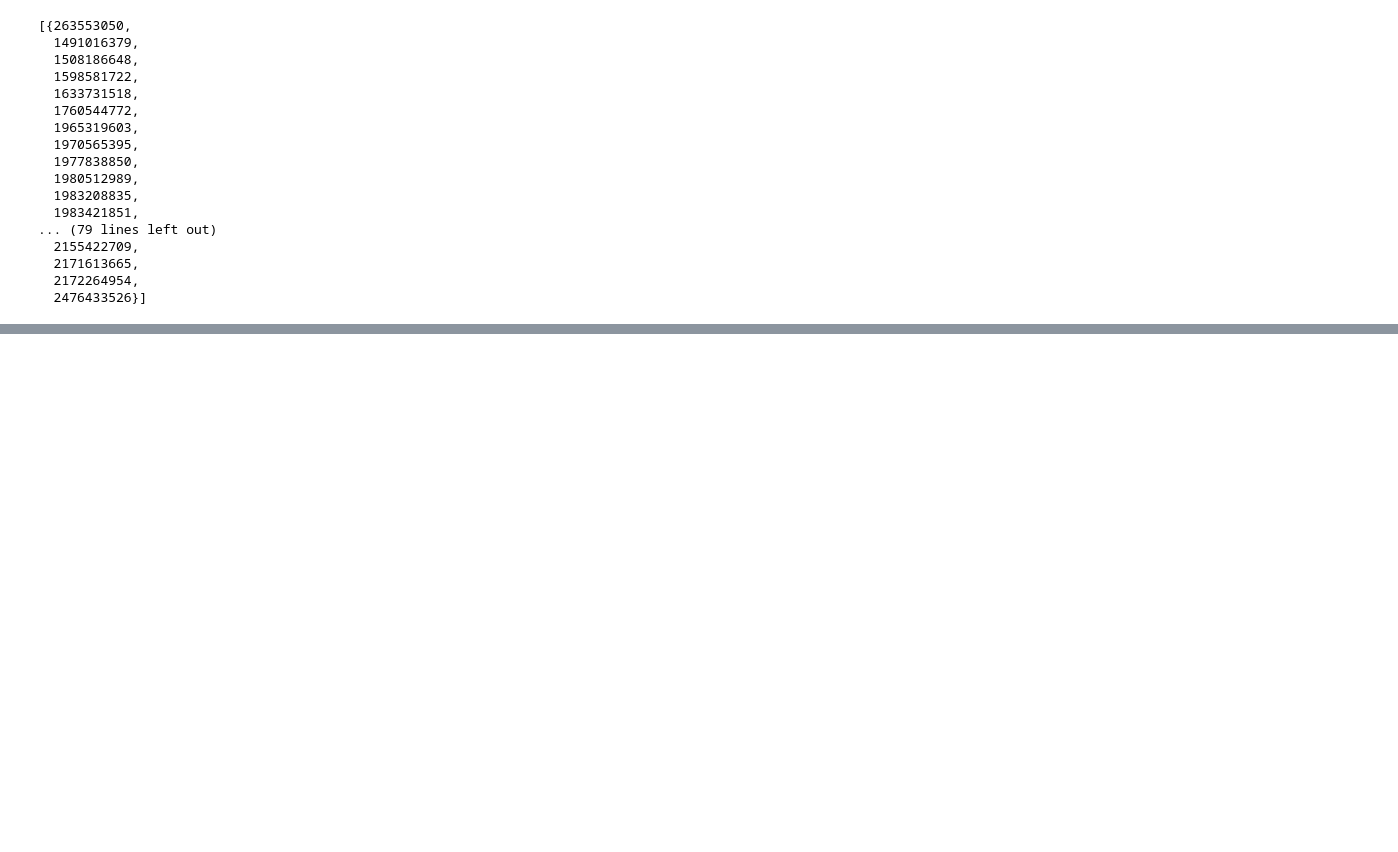
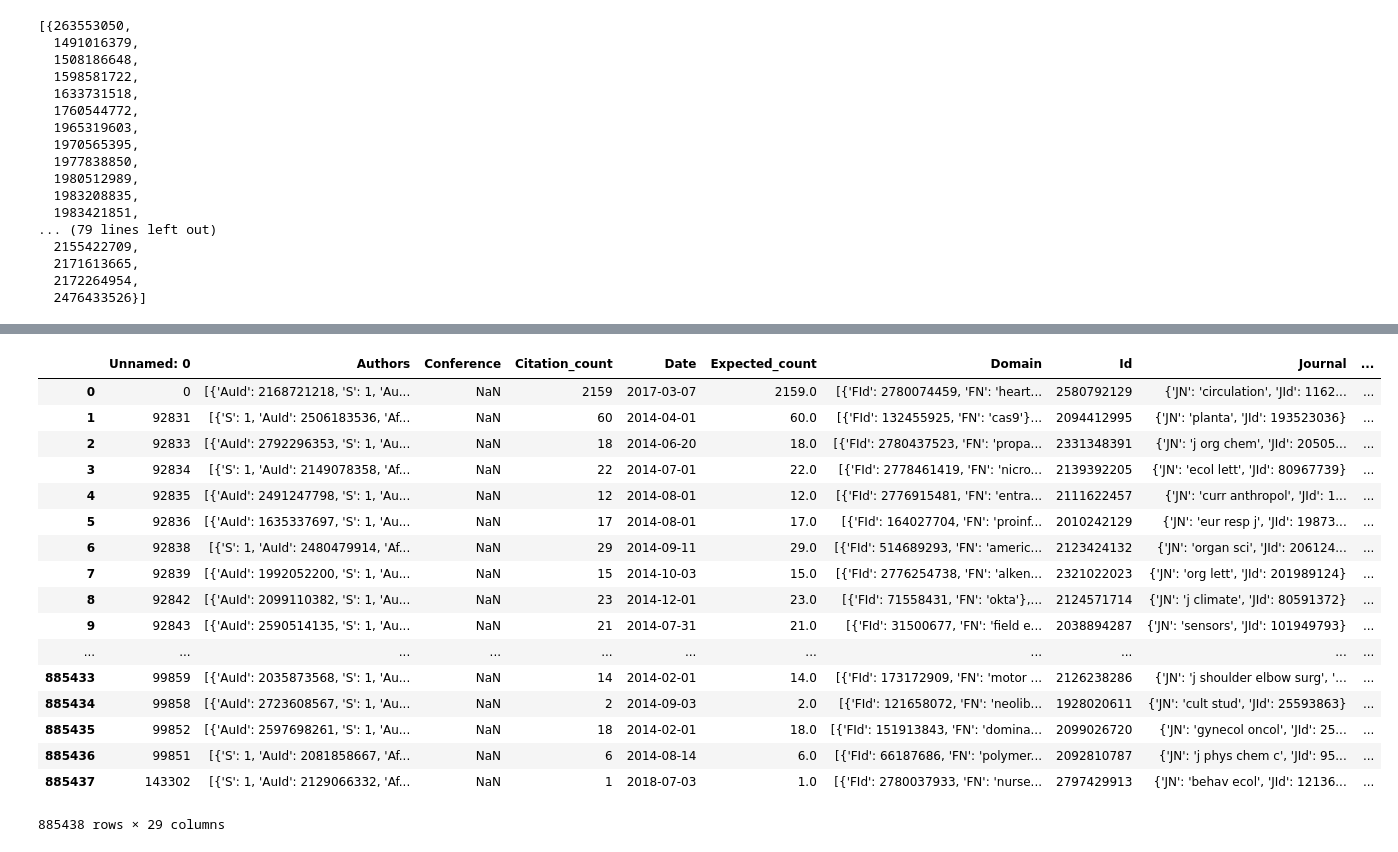
Before and after one commit to divvyam/APR, a Jupyter notebook: Reach and Paper Graph.ipynb, the cells around one changed output, grey strips where cells are left out. Cells and saved outputs as stored; diff of their text form; code cells hidden in the pictures; blank space fills up the shorter version.

```diff
--- a/Reach and Paper Graph.ipynb
+++ b/Reach and Paper Graph.ipynb
@@ -166,0 +245,23 @@ list(nx.connected_components(G))
+# %%
+df0 = pd.read_csv("../Model_output_rank.csv")
+# %%
+df0
+# %% [output]
+|  | Unnamed: 0 | Authors | Conference | Citation_count | Date | Expected_count | Domain | Id | Journal | ... |
+| 0 | 0 | [{'AuId': 2168721218, 'S': 1, 'Au... | NaN | 2159 | 2017-03-07 | 2159.0 | [{'FId': 2780074459, 'FN': 'heart... | 2580792129 | {'JN': 'circulation', 'JId': 1162... | ... |
+| 1 | 92831 | [{'S': 1, 'AuId': 2506183536, 'Af... | NaN | 60 | 2014-04-01 | 60.0 | [{'FId': 132455925, 'FN': 'cas9'}... | 2094412995 | {'JN': 'planta', 'JId': 193523036} | ... |
+| 2 | 92833 | [{'AuId': 2792296353, 'S': 1, 'Au... | NaN | 18 | 2014-06-20 | 18.0 | [{'FId': 2780437523, 'FN': 'propa... | 2331348391 | {'JN': 'j org chem', 'JId': 20505... | ... |
+| 3 | 92834 | [{'S': 1, 'AuId': 2149078358, 'Af... | NaN | 22 | 2014-07-01 | 22.0 | [{'FId': 2778461419, 'FN': 'nicro... | 2139392205 | {'JN': 'ecol lett', 'JId': 80967739} | ... |
+| 4 | 92835 | [{'AuId': 2491247798, 'S': 1, 'Au... | NaN | 12 | 2014-08-01 | 12.0 | [{'FId': 2776915481, 'FN': 'entra... | 2111622457 | {'JN': 'curr anthropol', 'JId': 1... | ... |
+| 5 | 92836 | [{'AuId': 1635337697, 'S': 1, 'Au... | NaN | 17 | 2014-08-01 | 17.0 | [{'FId': 164027704, 'FN': 'proinf... | 2010242129 | {'JN': 'eur resp j', 'JId': 19873... | ... |
+| 6 | 92838 | [{'S': 1, 'AuId': 2480479914, 'Af... | NaN | 29 | 2014-09-11 | 29.0 | [{'FId': 514689293, 'FN': 'americ... | 2123424132 | {'JN': 'organ sci', 'JId': 206124... | ... |
+| 7 | 92839 | [{'AuId': 1992052200, 'S': 1, 'Au... | NaN | 15 | 2014-10-03 | 15.0 | [{'FId': 2776254738, 'FN': 'alken... | 2321022023 | {'JN': 'org lett', 'JId': 201989124} | ... |
+| 8 | 92842 | [{'AuId': 2099110382, 'S': 1, 'Au... | NaN | 23 | 2014-12-01 | 23.0 | [{'FId': 71558431, 'FN': 'okta'},... | 2124571714 | {'JN': 'j climate', 'JId': 80591372} | ... |
+| 9 | 92843 | [{'AuId': 2590514135, 'S': 1, 'Au... | NaN | 21 | 2014-07-31 | 21.0 | [{'FId': 31500677, 'FN': 'field e... | 2038894287 | {'JN': 'sensors', 'JId': 101949793} | ... |
+| ... | ... | ... | ... | ... | ... | ... | ... | ... | ... | ... |
+| 885433 | 99859 | [{'AuId': 2035873568, 'S': 1, 'Au... | NaN | 14 | 2014-02-01 | 14.0 | [{'FId': 173172909, 'FN': 'motor ... | 2126238286 | {'JN': 'j shoulder elbow surg', '... | ... |
+| 885434 | 99858 | [{'AuId': 2723608567, 'S': 1, 'Au... | NaN | 2 | 2014-09-03 | 2.0 | [{'FId': 121658072, 'FN': 'neolib... | 1928020611 | {'JN': 'cult stud', 'JId': 25593863} | ... |
+| 885435 | 99852 | [{'AuId': 2597698261, 'S': 1, 'Au... | NaN | 18 | 2014-02-01 | 18.0 | [{'FId': 151913843, 'FN': 'domina... | 2099026720 | {'JN': 'gynecol oncol', 'JId': 25... | ... |
+| 885436 | 99851 | [{'S': 1, 'AuId': 2081858667, 'Af... | NaN | 6 | 2014-08-14 | 6.0 | [{'FId': 66187686, 'FN': 'polymer... | 2092810787 | {'JN': 'j phys chem c', 'JId': 95... | ... |
+| 885437 | 143302 | [{'S': 1, 'AuId': 2129066332, 'Af... | NaN | 1 | 2018-07-03 | 1.0 | [{'FId': 2780037933, 'FN': 'nurse... | 2797429913 | {'JN': 'behav ecol', 'JId': 12136... | ... |
+885438 rows × 29 columns
```
Also changed, not shown: parts of 13 cells of this notebook, 4 other files.
